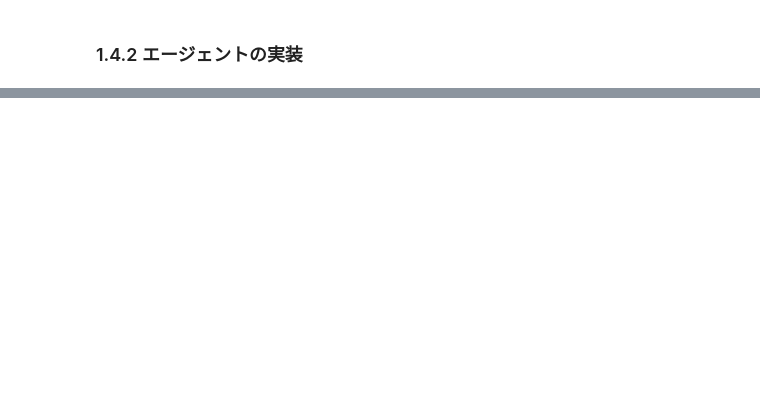
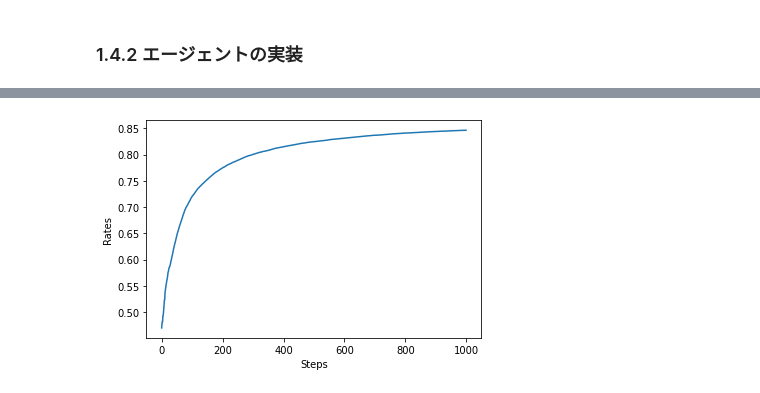
Before and after one commit to sota1111/DL_Zero, a Jupyter notebook: DL_Zero4_1.ipynb, the cells around one changed output, grey strips where cells are left out. Cells and saved outputs as stored; diff of their text form; code cells hidden in the pictures; blank space fills up the shorter version.

```diff
--- a/DL_Zero4_1.ipynb
+++ b/DL_Zero4_1.ipynb
@@ -219,0 +262,33 @@ class Agent:
+# %%
+runs = 200
+steps = 1000
+epsilon = 0.1
+all_rates = np.zeros((runs, steps))
+
+for run in range(runs):
+  bandit = Bandit()
+  agent = Agent(epsilon)
+  total_reward = 0
+  total_rewards = []
+  rates = []
+
+  for step in range(steps):
+    action = agent.get_action()  #①行動を選択
+    reward = bandit.play(action) #②実際にプレイした報酬を得る
+    agent.update(action, reward) #③行動と報酬から学ぶ
+    total_reward += reward
+
+    total_rewards.append(total_reward)
+    rates.append(total_reward / (step+1))
+
+  all_rates[run] = rates # ①報酬の結果を記録する
+
+avg_rates = np.average(all_rates, axis=0) # ②各ステップにおける平均を求める
+
+# グラフの描画
+plt.ylabel('Rates')
+plt.xlabel('Steps')
+plt.plot(avg_rates)
+plt.show()
+# %% [output]
+[figure, added]
```
Also changed, not shown: parts of 8 cells of this notebook.
